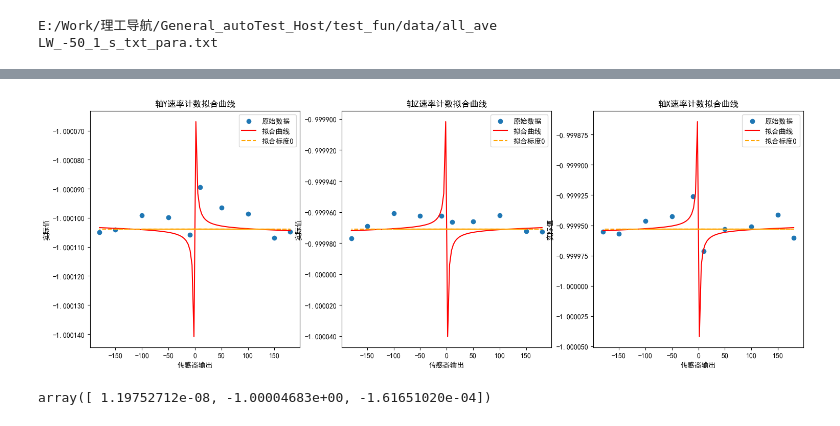
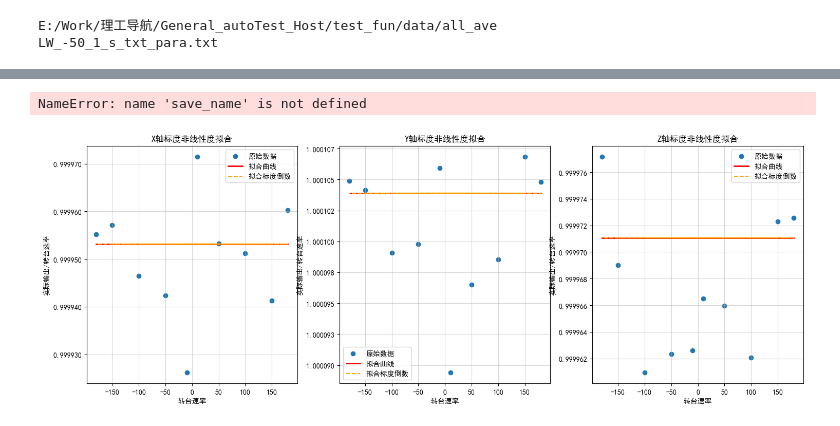
Before and after one commit to CopilotAlice/General_autoTest_Host, a Jupyter notebook: 通用自动测试.ipynb, the cells around one changed output, grey strips where cells are left out. Saved outputs shown, nothing was run; the diff lists cells and outputs as text; code cells hidden in the pictures.

```diff
--- a/通用自动测试.ipynb
+++ b/通用自动测试.ipynb
@@ -192,11 +157,12 @@ paths = 'E:\\Work\\理工导航\\General_autoTest_Host\\test_fun\\data\\all_ave'
 names = 'SL_26_1_s_txt.txt'
 df = pd.read_csv(os.path.join(paths, names), encoding='gb2312', delim_whitespace=True)
 
-degree = 2
+degree = 1
 save_data_accuracy = 6
 sl_sort_list = [1,2,0]
 sl_point_list = [10,50,100,150,180]
-sl_para_list = [1,1,1]
+sl_para_list = [-1,-1,-1]
+
 if type(sl_point_list)==int:
     sl_point_list*=2
     sl_point_length = sl_point_list
@@ -207,53 +173,57 @@ else:
     print('速率计数点数输入错误，默认5点')
 def get_max_abs_with_sign(s):
     s = s.replace('[', '').replace(']', '')
     parts = s.split('_')
     nums = []
     for pnum in parts:
         try: nums.append(float(pnum))
         except: pass
     if not nums:
         return None
     max_num = max(nums, key=lambda x: abs(x))
     return max_num
 
 sdf = init_sdf()
 if df.columns[0].lower() == 'turntable':
     # 将第一列用下划线分隔并获取绝对值最大的数据,保留正负
     df.iloc[:,0] = df.iloc[:,0].apply(get_max_abs_with_sign)
 fig,ax = plt.subplots(1,3,figsize=(18,6))
 for count,i in enumerate(sl_sort_list):
-    data_x = df.iloc[count*sl_point_length:(count+1)*sl_point_length,i+1].reset_index(drop=True)
+    data_x = df.iloc[count*sl_point_length:(count+1)*sl_point_length,i+1].reset_index(drop=True)*sl_para_list[i]
     data_x_lw = data_x.mean()
-    # data_x -= data_x_lw
     if type(sl_point_list)==list:
         data_y = pd.Series(sl_point_list).reset_index(drop=True)
     else:
         data_y = df.iloc[count*sl_point_length:(count+1)*sl_point_length,0].reset_index(drop=True)
     fits = np.polyfit(data_x-data_x_lw, data_y, degree)
     y_fit = np.polyval(fits, data_y)
     errors = data_x-data_x_lw - y_fit
-    # print('count:{},i:{} data_x:{} data_y:{}'.format(count,i,data_x.tolist(),data_y.tolist()))
     data_y_new = np.linspace(data_y.min(), data_y.max(), 100)
     y_fit_new = np.polyval(fits, data_y_new)
-    ax[count].scatter(data_y, (data_x-data_x_lw)/data_y, label='原始数据')
-    ax[count].plot(y_fit_new, data_y_new/y_fit_new, color='red', label='拟合曲线')
-    # ax[count].scatter(data_y, (data_x-data_x_lw-errors)/data_y, label="残差", color="green", marker="x")
-    # ax[count].scatter(data_y, ((data_x-data_x_lw)/data_y) + (errors/data_y), label="残差", color="green", marker="x")
-    # ax[count].scatter(data_y, (data_x-data_x_lw)/data_y-1e-6,label="残差", color="green", marker="x")
-    ax[count].plot(data_y,1/fits[-2]*data_y/data_y,label='拟合标度0', color='orange', linestyle='--')
-    ax[count].set_xlabel('传感器输出')
-    ax[count].set_ylabel('实际值')
-    ax[count].set_title('轴{}速率计数拟合曲线'.format('XYZ'[i]))
-    ax[count].legend()
-    # 取消科学计数法
-    ax[count].yaxis.set_major_formatter(ScalarFormatter(useMathText=False))
-    ax[count].yaxis.get_major_formatter().set_scientific(False)
-    ax[count].yaxis.set_major_formatter(FuncFormatter(lambda y, _: '{:.6f}'.format(y)))
+    ax[i].scatter(data_y, (data_x-data_x_lw)/data_y, label='原始数据')
+    ax[i].plot(y_fit_new, data_y_new/y_fit_new, color='red', label='拟合曲线',linewidth=2)
+    ax[i].plot(data_y,1/fits[-2]*data_y/data_y,label='拟合标度倒数', color='orange', linestyle='--')
+    ax[i].set_xlabel('转台速率')
+    ax[i].set_ylabel('实际输出/转台速率')
+    ax[i].set_title('{}轴标度非线性度拟合'.format('XYZ'[i]))
+    ax[i].legend()
+    ax[i].grid(alpha=0.5)
+    ax[i].yaxis.set_major_formatter(ScalarFormatter(useMathText=False))
+    ax[i].yaxis.get_major_formatter().set_scientific(False)
+    ax[i].yaxis.set_major_formatter(FuncFormatter(lambda y, _: '{:.6f}'.format(y)))
+    sdf.iloc[i,3] = ((data_x[data_y>0])/(data_y[data_y>0])).mean()
+    sdf.iloc[i,4] = ((data_x[data_y<0])/(data_y[data_y<0])).mean()
+    sdf.iloc[i,5] = (errors/data_y/fits[0]).abs().max()*1e6/180
+    zd_data = data_x - data_x_lw
+    for j in range(3):
+        if i==j:
+            result = fits[-2]
+        else:
+            cd_data = df.iloc[count*sl_point_length:(count+1)*sl_point_length,j+1].reset_index(drop=True)*sl_para_list[j]
+            result = (np.arcsin(cd_data/zd_data)/np.pi*180*60).mean()
+        sdf.iloc[j,i+6] = result
+sdf.to_csv(save_name,sep='\t',encoding='gb2312', float_format=f"%.{save_data_accuracy}f",index_label="axis")
+sdf
 # %% [output]
+NameError: name 'save_name' is not defined
-[figure, old version]
+[figure, new version]
-# %%
-fits = np.polyfit(data_x-data_x_lw, data_y, degree)
-fits
-# %% [output]
-array([ 1.19752712e-08, -1.00004683e+00, -1.61651020e-04])
```
Also changed, not shown: parts of 11 cells of this notebook, 13 other files.
